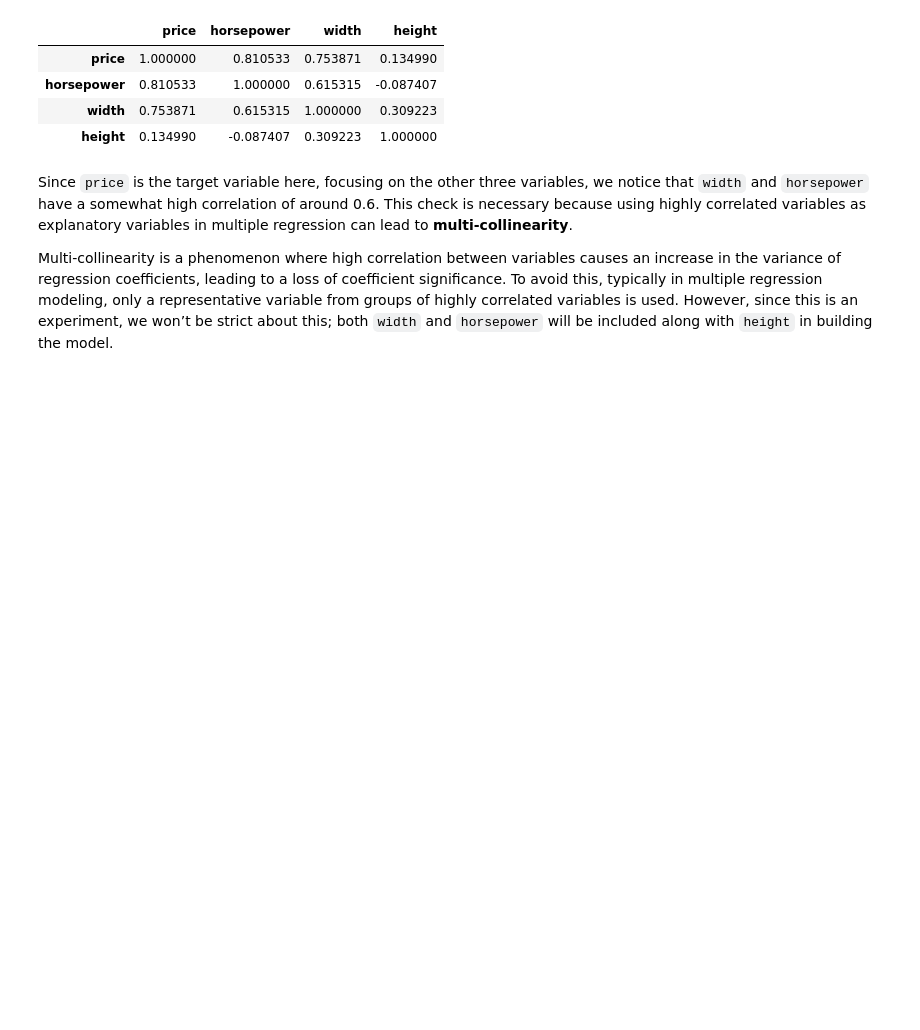
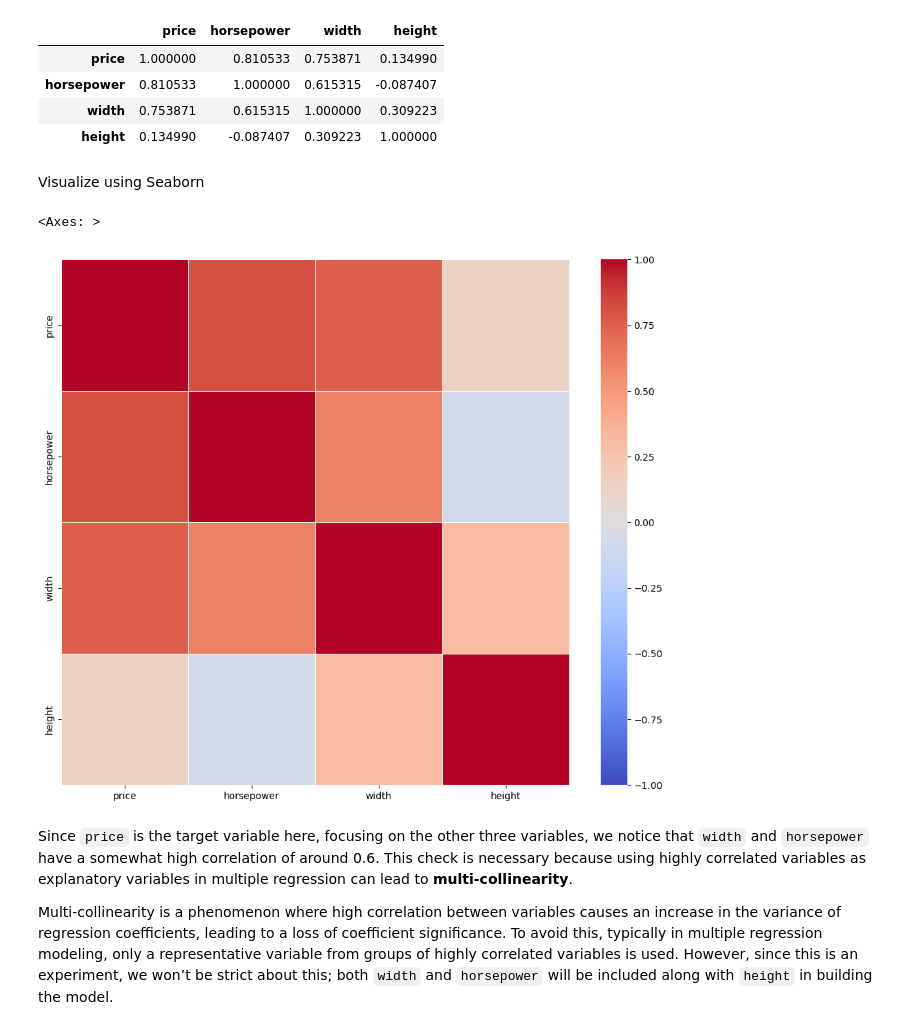
Before and after one commit to mysteryea7107/Automobile-Price-Prediction-Using-Multiple-Regression, a Jupyter notebook: Notebooks/Automobile_Price_Prediction_Using_Multiple_Regression.ipynb, the cells around one changed output. Drawn from its saved outputs; the diff is of its cells as text; code cells hidden in the pictures; blank space fills up the shorter version.

```diff
--- a/Notebooks/Automobile_Price_Prediction_Using_Multiple_Regression.ipynb
+++ b/Notebooks/Automobile_Price_Prediction_Using_Multiple_Regression.ipynb
@@ -144,6 +138,31 @@ auto.corr()
 | horsepower | 0.810533 | 1.000000 | 0.615315 | -0.087407 |
 | width | 0.753871 | 0.615315 | 1.000000 | 0.309223 |
 | height | 0.134990 | -0.087407 | 0.309223 | 1.000000 |
+# %% [markdown]
+Visualize using Seaborn
+# %%
+import matplotlib.pyplot as plt
+import seaborn as sns
+
+# Set the figure size for a clean layout
+plt.figure(figsize=(12, 10))
+
+# Calculate correlation (numeric_only=True ensures non-numeric columns don't cause an error)
+corr_matrix = auto.corr(numeric_only=True)
+
+# Create the heatmap
+sns.heatmap(
+    corr_matrix,
+    annot=False,  # Set to True if you want the numbers inside each cell (can get crowded with 26 columns)
+    cmap="coolwarm",  # Color map (blue = negative correlation, red = positive)
+    fmt=".2f",
+    linewidths=0.5,
+    vmin=-1,
+    vmax=1,
+)
+# %% [output]
+<Axes: >
+[figure, added]
 # %% [markdown]
 Since `price` is the target variable here, focusing on the other three variables, we notice that `width` and `horsepower` have a somewhat high correlation of around 0.6. This check is necessary because using highly correlated variables as explanatory variables in multiple regression can lead to **multi-collinearity**.
 
```
Also changed, not shown: parts of 171 cells of this notebook.
